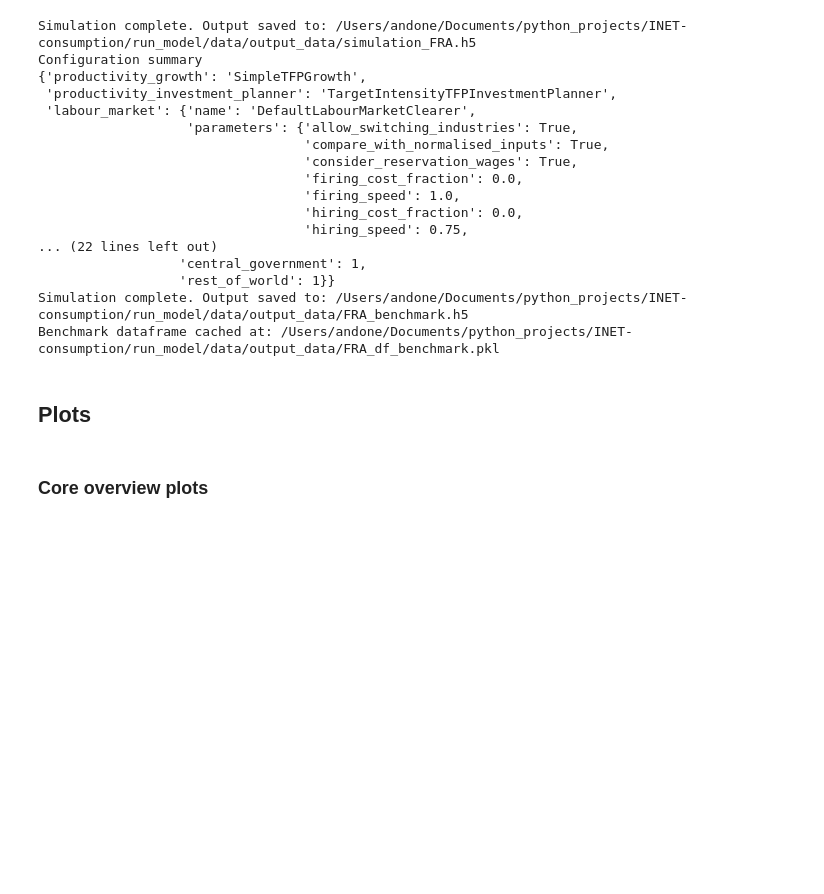
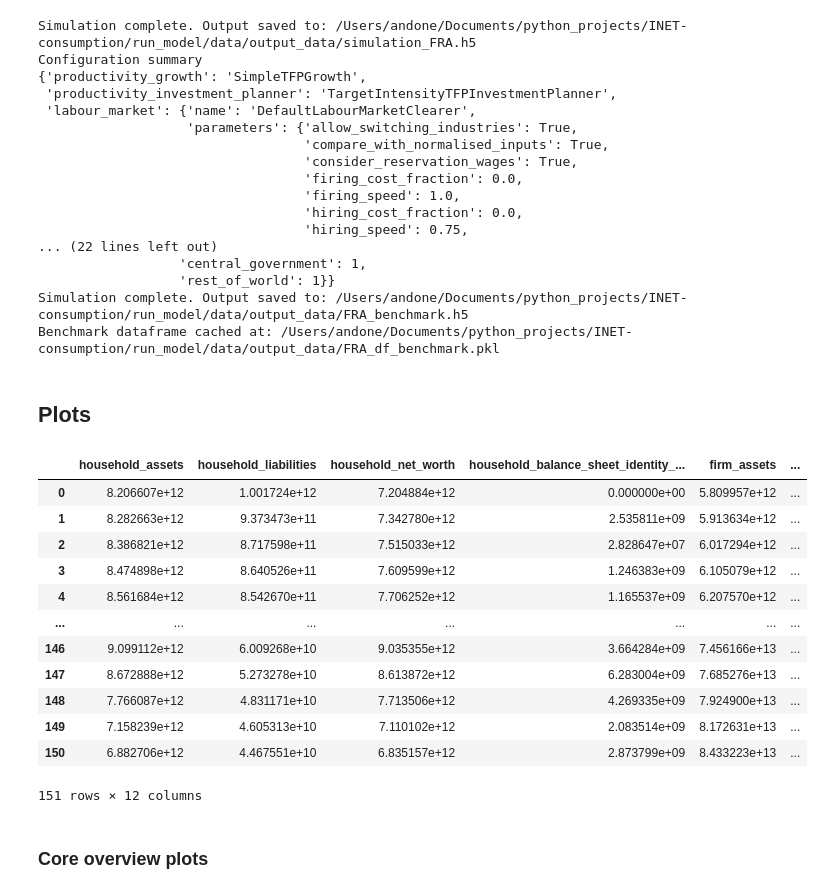
Before and after one commit to INET-Complexity/INET-consumption, a Jupyter notebook: run_model/run_model.ipynb, the cells around one changed output. Drawn from its saved outputs; the diff is of its cells as text; code cells hidden in the pictures; blank space fills up the shorter version.

Commit message:
agents' aggregate balance sheet for plots

```diff
--- a/run_model/run_model.ipynb
+++ b/run_model/run_model.ipynb
@@ -177,7 +191,7 @@ Benchmark dataframe cached at: /Users/andone/Documents/python_projects/INET-cons
 # %% [markdown]
 ## Plots
 # %%
-plot_columns = [
+macro_cols = [
     "total_consumption_to_gdp", "investment_to_gdp", "net_exports_to_gdp",
     "debt_to_gdp", "fiscal_revenue_to_gdp", "fiscal_expenditure_to_gdp", "deficit_to_gdp",
     "household_consumption_to_gdp", "government_consumption_to_gdp", "gdp", "inventory",
@@ -202,12 +216,12 @@ policy_cols = [
 ]
 
 labour_cols = [
-    'wages',
-    "economy_wage_rate",
-    'participation_rate',
-    'labour_input_shortfall_rate',
-    'unfilled_jobs',
-    'unemployment_rate',
-    'vacancy_rate',
-    'job_reallocation_rate',
-    'job_reallocation_rate_growth',]
+    'wages', "economy_wage_rate", 'participation_rate', 'labour_input_shortfall_rate',
+    'unfilled_jobs','unemployment_rate', 'vacancy_rate','job_reallocation_rate', 'job_reallocation_rate_growth',
+    ]
+
+balance_sheet_cols = [
+    "household_assets", "household_liabilities", "household_net_worth", "household_balance_sheet_identity_residual",
+    "firm_assets", "firm_liabilities", "firm_equity", "firm_balance_sheet_identity_residual",
+    "bank_assets_proxy", "bank_liabilities", "bank_equity", "bank_balance_sheet_identity_residual_proxy",
+ ]
@@ -214,3 +230,20 @@ labour_cols = [
+# %%
+df_bs = df_base[balance_sheet_cols]
+df_bs
+# %% [output]
+|  | household_assets | household_liabilities | household_net_worth | household_balance_sheet_identity_... | firm_assets | ... |
+| 0 | 8.206607e+12 | 1.001724e+12 | 7.204884e+12 | 0.000000e+00 | 5.809957e+12 | ... |
+| 1 | 8.282663e+12 | 9.373473e+11 | 7.342780e+12 | 2.535811e+09 | 5.913634e+12 | ... |
+| 2 | 8.386821e+12 | 8.717598e+11 | 7.515033e+12 | 2.828647e+07 | 6.017294e+12 | ... |
+| 3 | 8.474898e+12 | 8.640526e+11 | 7.609599e+12 | 1.246383e+09 | 6.105079e+12 | ... |
+| 4 | 8.561684e+12 | 8.542670e+11 | 7.706252e+12 | 1.165537e+09 | 6.207570e+12 | ... |
+| ... | ... | ... | ... | ... | ... | ... |
+| 146 | 9.099112e+12 | 6.009268e+10 | 9.035355e+12 | 3.664284e+09 | 7.456166e+13 | ... |
+| 147 | 8.672888e+12 | 5.273278e+10 | 8.613872e+12 | 6.283004e+09 | 7.685276e+13 | ... |
+| 148 | 7.766087e+12 | 4.831171e+10 | 7.713506e+12 | 4.269335e+09 | 7.924900e+13 | ... |
+| 149 | 7.158239e+12 | 4.605313e+10 | 7.110102e+12 | 2.083514e+09 | 8.172631e+13 | ... |
+| 150 | 6.882706e+12 | 4.467551e+10 | 6.835157e+12 | 2.873799e+09 | 8.433223e+13 | ... |
+151 rows × 12 columns
 # %%
 # Benchmark comparison
 if df_benchmark is None:
```
Also changed, not shown: parts of 26 cells of this notebook, 3 other files.
